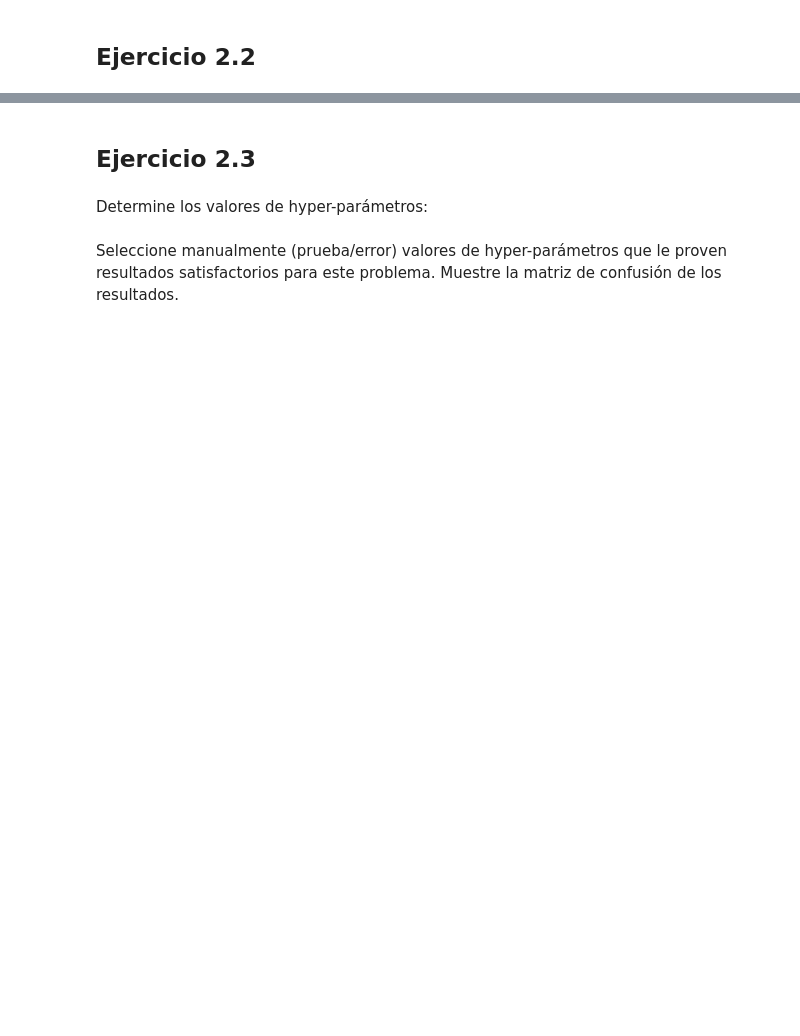
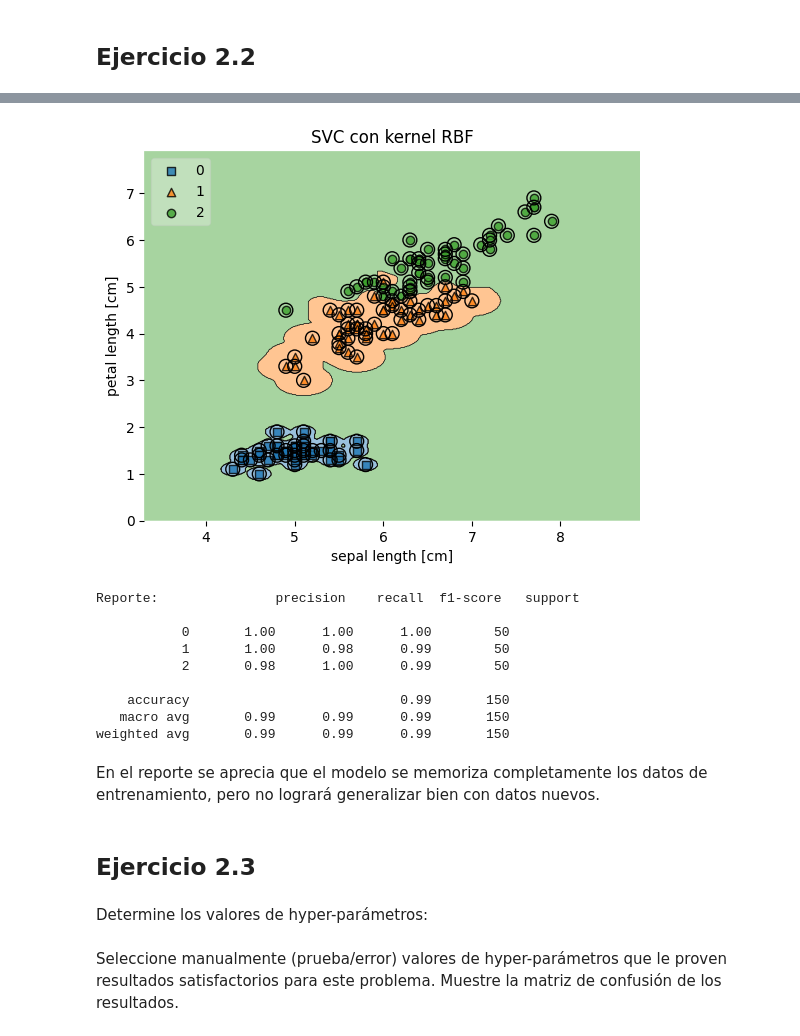
Before and after one commit to Gh0stJJ/Taller-4-Support-Vector-Machines, a Jupyter notebook: svm-hyper-parámetros.ipynb, the cells around one changed output, grey strips where cells are left out. Saved outputs shown, nothing was run; the diff lists cells and outputs as text; code cells hidden in the pictures; blank space fills up the shorter version.

```diff
--- a/svm-hyper-parámetros.ipynb
+++ b/svm-hyper-parámetros.ipynb
@@ -177,3 +211,30 @@ Analice los resultados <br><br>
+# %%
+#Tomando a C = 10 y gamma como 100
+gamma = 100
+C = 10
+#Tomamos petal length y sepal length
+X = irisdata[['sepal_length', 'petal_length']].to_numpy()
+target = irisdata["species"].cat.codes.to_numpy()
+
+clf = SVC(kernel='rbf', C=C, gamma=gamma)
+clf.fit(X, target)
+
+mostrar_regiones(X, target, clf, "SVC con kernel RBF")
+
+print(f"Reporte: {classification_report(target, clf.predict(X))}")
+# %% [output]
+[figure, added]
+Reporte:               precision    recall  f1-score   support
+
+           0       1.00      1.00      1.00        50
+           1       1.00      0.98      0.99        50
+           2       0.98      1.00      0.99        50
+
+    accuracy                           0.99       150
+   macro avg       0.99      0.99      0.99       150
+weighted avg       0.99      0.99      0.99       150
+# %% [markdown]
+En el reporte se aprecia que el modelo se memoriza completamente los datos de entrenamiento, pero no logrará generalizar bien con datos nuevos.
 # %% [markdown]
 ## Ejercicio 2.3
 # %% [markdown]
```
Also changed, not shown: parts of 12 cells of this notebook.
